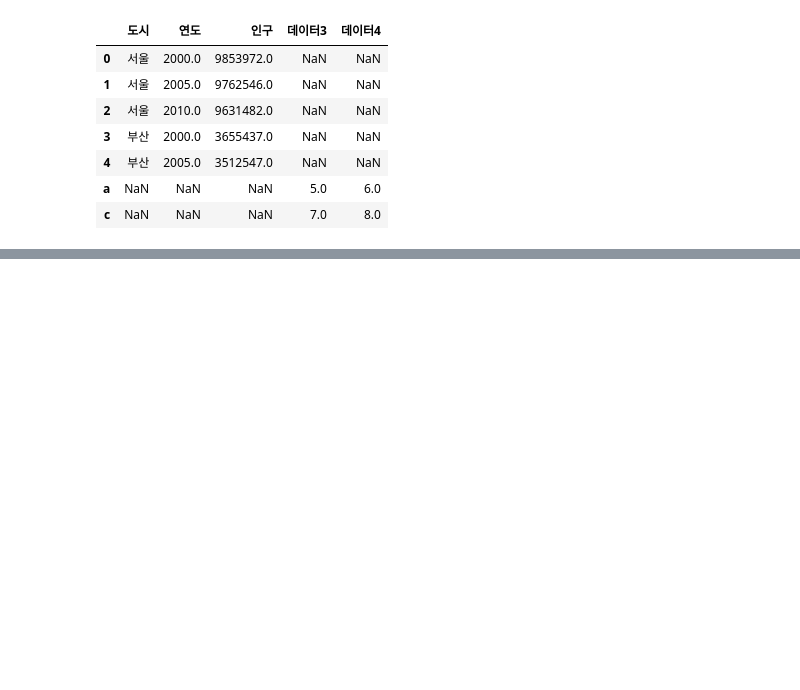
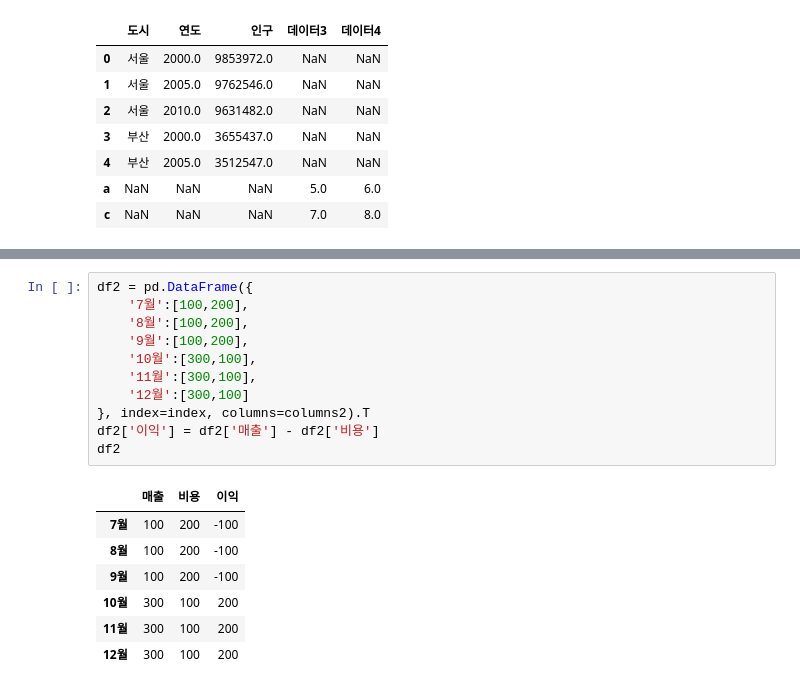
Before and after one commit to beegramin9/DataScience, a Jupyter notebook: 03_pandas/08_DF합성.ipynb, the cells around one changed output, grey strips where cells are left out. Drawn from its saved outputs; the diff is of its cells as text; blank space fills up the shorter version.

```diff
--- a/03_pandas/08_DF합성.ipynb
+++ b/03_pandas/08_DF합성.ipynb
@@ -308,0 +319,19 @@ df1 = pd.DataFrame({
+# %%
+df2 = pd.DataFrame({
+    '7월':[100,200],
+    '8월':[100,200],
+    '9월':[100,200],
+    '10월':[300,100],
+    '11월':[300,100],
+    '12월':[300,100]
+}, index=index, columns=columns2).T
+df2['이익'] = df2['매출'] - df2['비용']
+df2
+# %% [output]
+|  | 매출 | 비용 | 이익 |
+| 7월 | 100 | 200 | -100 |
+| 8월 | 100 | 200 | -100 |
+| 9월 | 100 | 200 | -100 |
+| 10월 | 300 | 100 | 200 |
+| 11월 | 300 | 100 | 200 |
+| 12월 | 300 | 100 | 200 |
```
Also changed, not shown: parts of 5 cells of this notebook, 2 other files.
